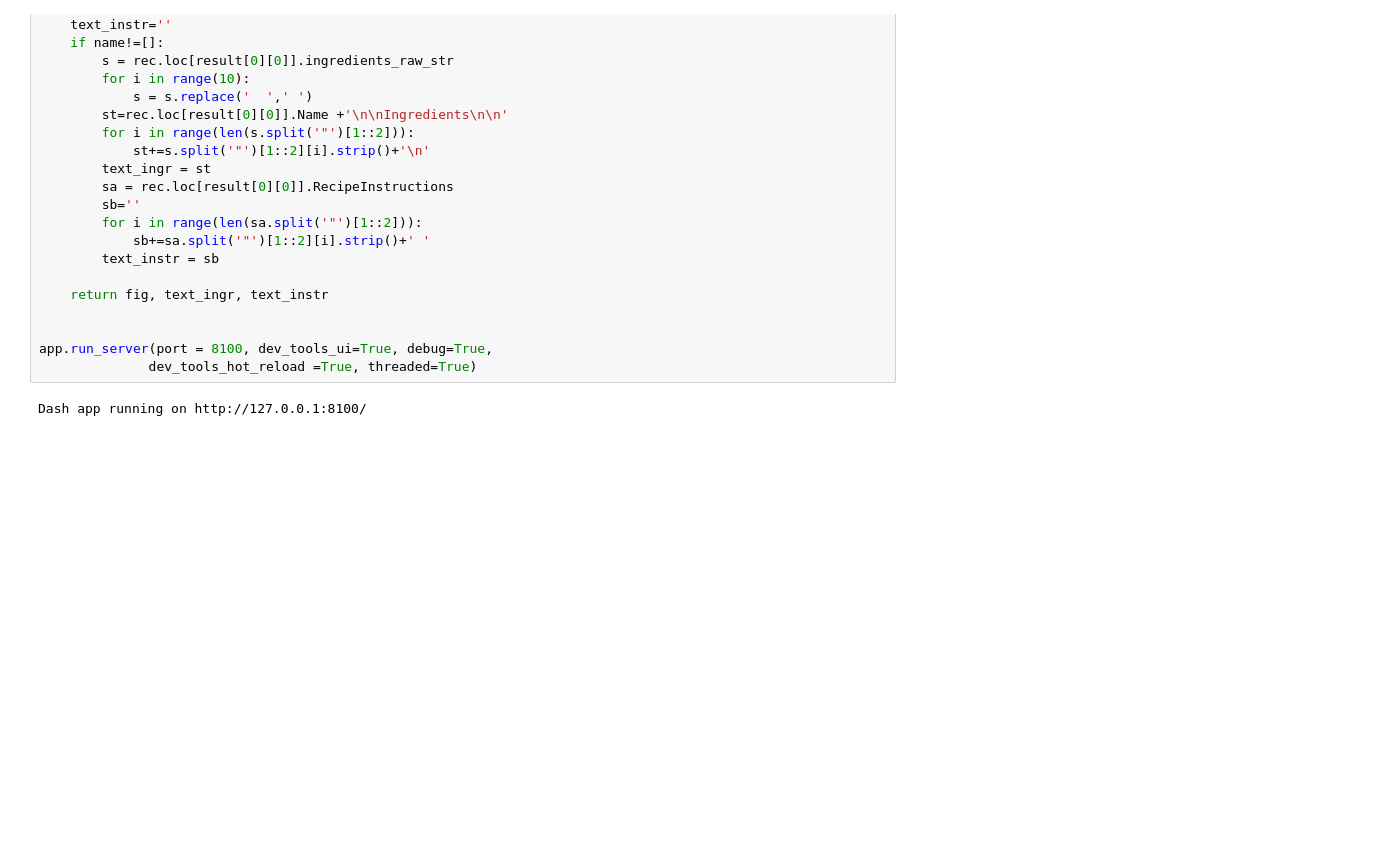
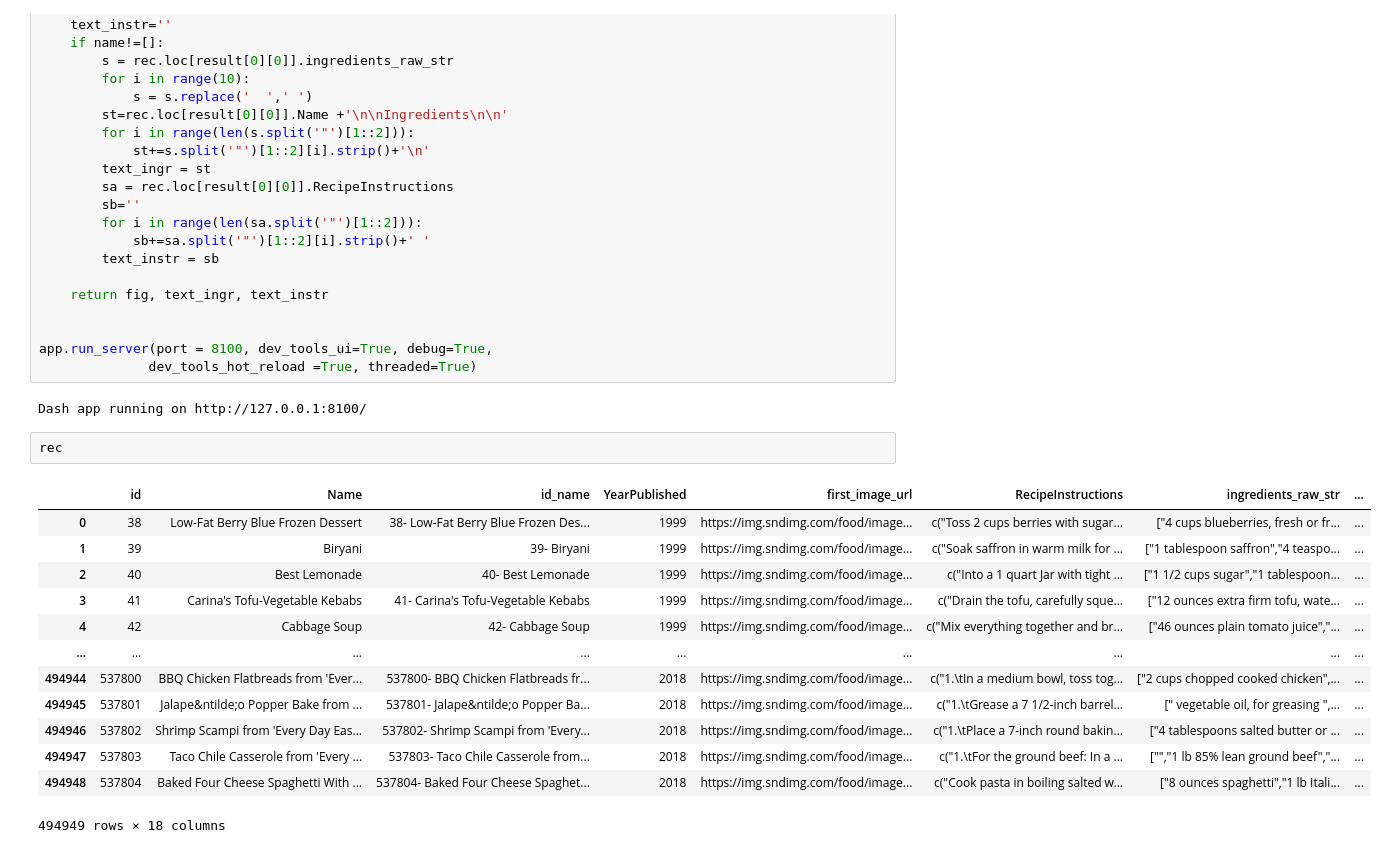
Before and after one commit to ikatechis/BigBlueData_Academy_Food_Recipes_Dashboard_project, a Jupyter notebook: cleaning/dashboard_f.ipynb, the cells around one changed output. Cells and saved outputs as stored; diff of their text form; blank space fills up the shorter version.

```diff
--- a/cleaning/dashboard_f.ipynb
+++ b/cleaning/dashboard_f.ipynb
@@ -270,3 +270,19 @@ app.run_server(port = 8100, dev_tools_ui=True, debug=True,
               dev_tools_hot_reload =True, threaded=True)
 # %% [output]
 Dash app running on http://127.0.0.1:8100/
+# %%
+rec
+# %% [output]
+|  | id | Name | id_name | YearPublished | first_image_url | RecipeInstructions | ingredients_raw_str | ... |
+| 0 | 38 | Low-Fat Berry Blue Frozen Dessert | 38- Low-Fat Berry Blue Frozen Des... | 1999 | https://img.sndimg.com/food/image... | c("Toss 2 cups berries with sugar... | ["4 cups blueberries, fresh or fr... | ... |
+| 1 | 39 | Biryani | 39- Biryani | 1999 | https://img.sndimg.com/food/image... | c("Soak saffron in warm milk for ... | ["1 tablespoon saffron","4 teaspo... | ... |
+| 2 | 40 | Best Lemonade | 40- Best Lemonade | 1999 | https://img.sndimg.com/food/image... | c("Into a 1 quart Jar with tight ... | ["1 1/2 cups sugar","1 tablespoon... | ... |
+| 3 | 41 | Carina's Tofu-Vegetable Kebabs | 41- Carina's Tofu-Vegetable Kebabs | 1999 | https://img.sndimg.com/food/image... | c("Drain the tofu, carefully sque... | ["12 ounces extra firm tofu, wate... | ... |
+| 4 | 42 | Cabbage Soup | 42- Cabbage Soup | 1999 | https://img.sndimg.com/food/image... | c("Mix everything together and br... | ["46 ounces plain tomato juice","... | ... |
+| ... | ... | ... | ... | ... | ... | ... | ... | ... |
+| 494944 | 537800 | BBQ Chicken Flatbreads from 'Ever... | 537800- BBQ Chicken Flatbreads fr... | 2018 | https://img.sndimg.com/food/image... | c("1.\tIn a medium bowl, toss tog... | ["2 cups chopped cooked chicken",... | ... |
+| 494945 | 537801 | Jalape&ntilde;o Popper Bake from ... | 537801- Jalape&ntilde;o Popper Ba... | 2018 | https://img.sndimg.com/food/image... | c("1.\tGrease a 7 1/2-inch barrel... | [" vegetable oil, for greasing ",... | ... |
+| 494946 | 537802 | Shrimp Scampi from 'Every Day Eas... | 537802- Shrimp Scampi from 'Every... | 2018 | https://img.sndimg.com/food/image... | c("1.\tPlace a 7-inch round bakin... | ["4 tablespoons salted butter or ... | ... |
+| 494947 | 537803 | Taco Chile Casserole from 'Every ... | 537803- Taco Chile Casserole from... | 2018 | https://img.sndimg.com/food/image... | c("1.\tFor the ground beef: In a ... | ["","1 lb 85% lean ground beef","... | ... |
+| 494948 | 537804 | Baked Four Cheese Spaghetti With ... | 537804- Baked Four Cheese Spaghet... | 2018 | https://img.sndimg.com/food/image... | c("Cook pasta in boiling salted w... | ["8 ounces spaghetti","1 lb Itali... | ... |
+494949 rows × 18 columns
```
Also changed, not shown: 3 other files.
